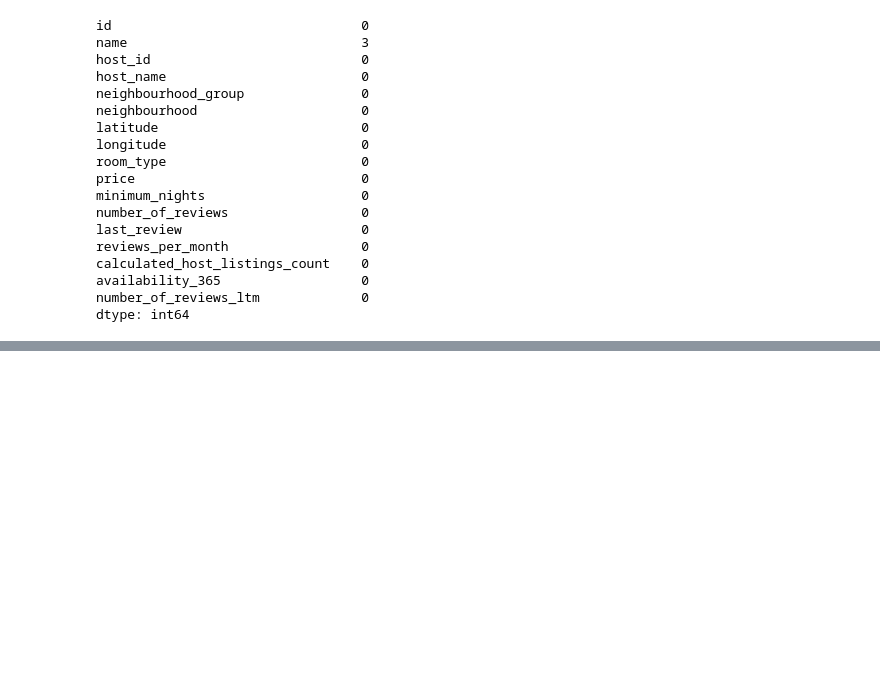
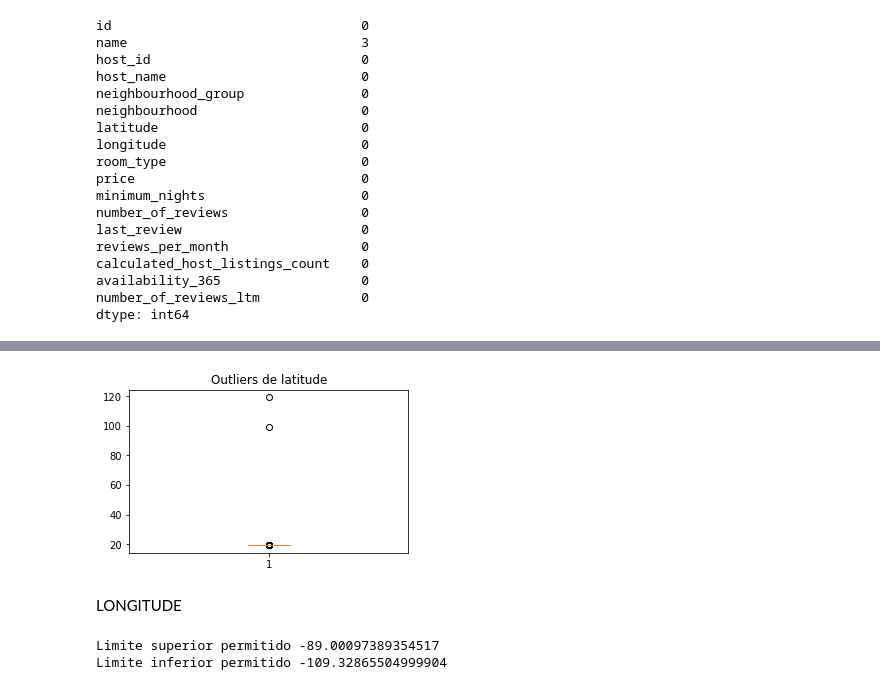
Before and after one commit to Ick3r/Airbnb_etapa1, a Jupyter notebook: reto_airbnb.ipynb, the cells around one changed output, grey strips where cells are left out. Saved outputs shown, nothing was run; the diff lists cells and outputs as text; code cells hidden in the pictures; blank space fills up the shorter version.

Commit message:
Identificar Outliers, con 3 desviaciones estándar

```diff
--- a/reto_airbnb.ipynb
+++ b/reto_airbnb.ipynb
@@ -96,0 +100,3 @@ dtype: int64
+# %%
+#Creación de una copia para la base de datos
+copia = data2.copy()
@@ -96,0 +124,21 @@ dtype: int64
+# %%
+#Diagrama de caja: latitude.
+fig1 = plt.figure(figsize =(5, 3))
+plt.boxplot(copia["latitude"])
+plt.title("Outliers de latitude")
+plt.show() #diagrama para visualizar outliers
+# %% [output]
+[figure, added]
+# %% [markdown]
+LONGITUDE
+# %%
+#Aplicar método de distribución normal para identificar Outliers, tomando como límites 3
+#desviaciones estándar, exclusivamente para la columna "longitude"
+r3=copia["longitude"]
+limitesuperior2=r3.mean()+3*r3.std()
+limiteinferior2=r3.mean()-3*r3.std()
+print("Limite superior permitido",limitesuperior2)
+print("Limite inferior permitido",limiteinferior2)
+# %% [output]
+Limite superior permitido -89.00097389354517
+Limite inferior permitido -109.32865504999904
```
Also changed, not shown: parts of 26 cells of this notebook.
